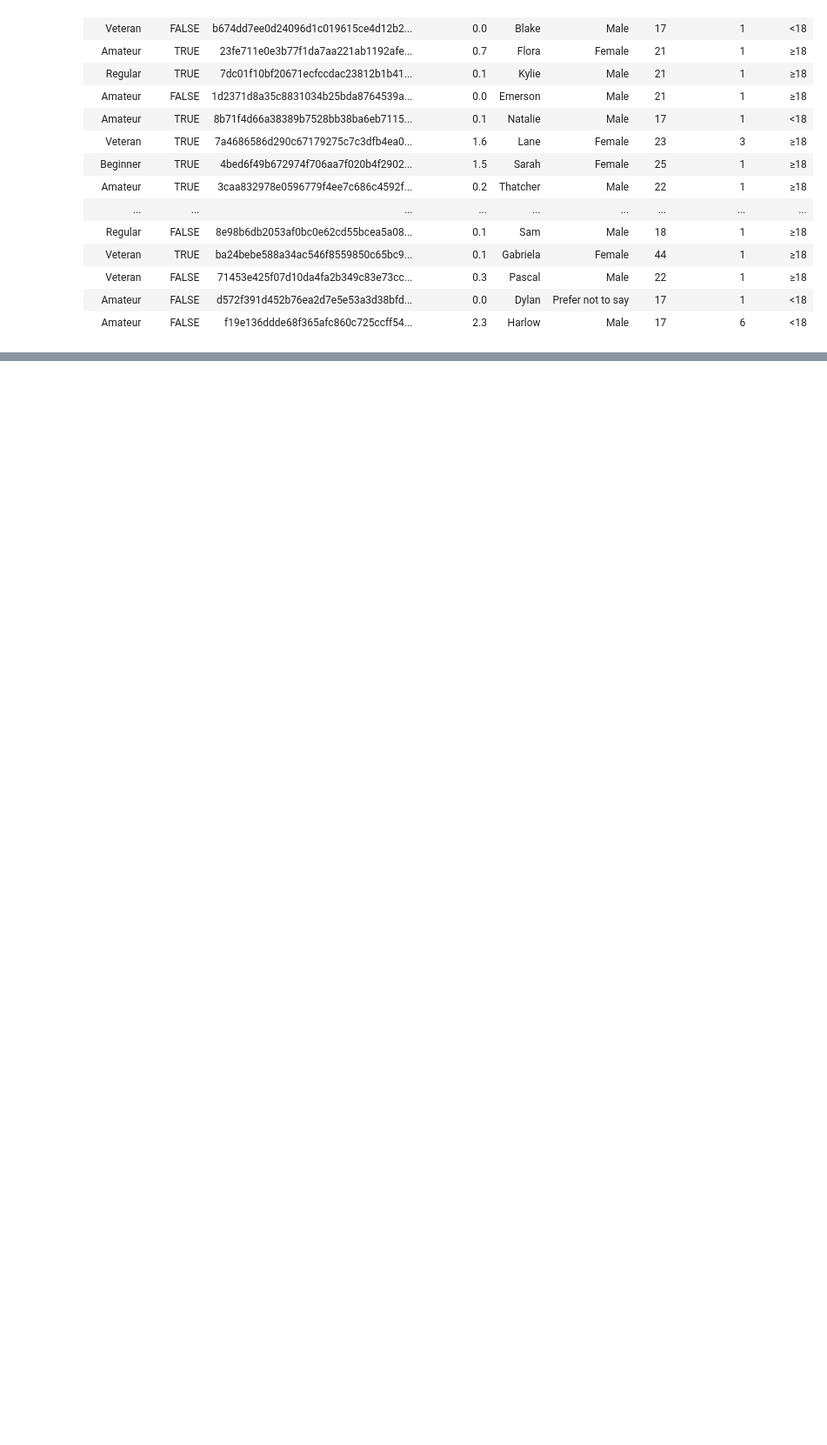
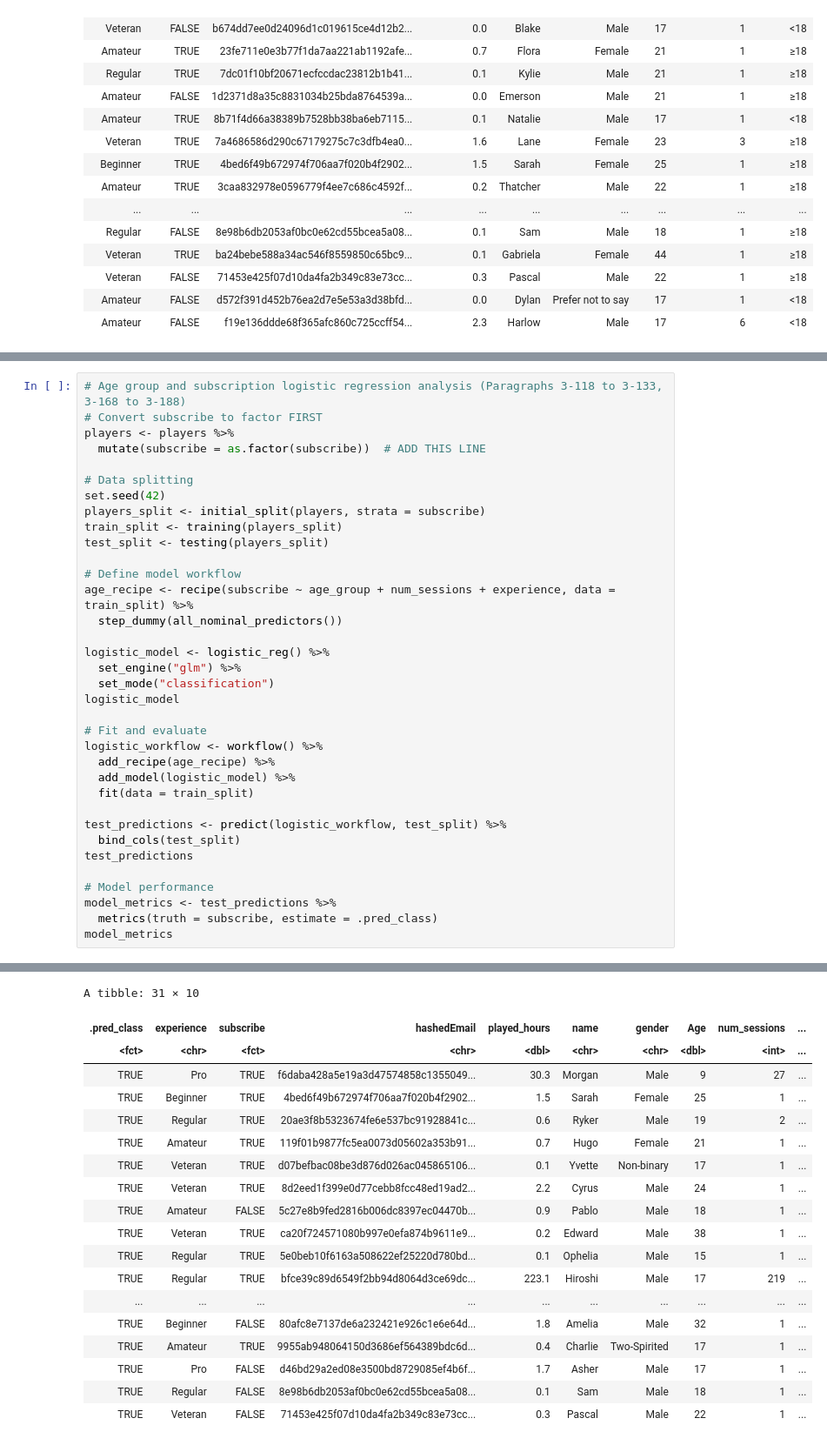
Before and after one commit to sunxinyan79214219/my-dcsi-project-Use-version, a Jupyter notebook: new use homework project 1.ipynb, the cells around one changed output, grey strips where cells are left out. Shown at 87% size. Cells and saved outputs as stored; diff of their text form; blank space fills up the shorter version.

```diff
--- a/new use homework project 1.ipynb
+++ b/new use homework project 1.ipynb
@@ -175,0 +182,36 @@ age_sessions <- ggplot(players, aes(x = age_group, y = num_sessions, fill = age_
+# %%
+# Age group and subscription logistic regression analysis (Paragraphs 3-118 to 3-133, 3-168 to 3-188)
+# Convert subscribe to factor FIRST
+players <- players %>%
+  mutate(subscribe = as.factor(subscribe))  # ADD THIS LINE
+
+# Data splitting
+set.seed(42)
+players_split <- initial_split(players, strata = subscribe)
+train_split <- training(players_split)
+test_split <- testing(players_split)
+
+# Define model workflow
+age_recipe <- recipe(subscribe ~ age_group + num_sessions + experience, data = train_split) %>%
+  step_dummy(all_nominal_predictors())
+
+logistic_model <- logistic_reg() %>%
+  set_engine("glm") %>%
+  set_mode("classification")
+logistic_model
+
+# Fit and evaluate
+logistic_workflow <- workflow() %>%
+  add_recipe(age_recipe) %>%
+  add_model(logistic_model) %>%
+  fit(data = train_split)
+
+test_predictions <- predict(logistic_workflow, test_split) %>%
+  bind_cols(test_split)
+test_predictions
+
+# Model performance
+model_metrics <- test_predictions %>%
+  metrics(truth = subscribe, estimate = .pred_class)
+model_metrics
+# %% [output]
@@ -175,0 +221,19 @@ age_sessions <- ggplot(players, aes(x = age_group, y = num_sessions, fill = age_
+A tibble: 31 × 10
+| .pred_class | experience | subscribe | hashedEmail | played_hours | name | gender | Age | num_sessions | ... |
+| <fct> | <chr> | <fct> | <chr> | <dbl> | <chr> | <chr> | <dbl> | <int> | ... |
+| TRUE | Pro | TRUE | f6daba428a5e19a3d47574858c1355049... | 30.3 | Morgan | Male | 9 | 27 | ... |
+| TRUE | Beginner | TRUE | 4bed6f49b672974f706aa7f020b4f2902... | 1.5 | Sarah | Female | 25 | 1 | ... |
+| TRUE | Regular | TRUE | 20ae3f8b5323674fe6e537bc91928841c... | 0.6 | Ryker | Male | 19 | 2 | ... |
+| TRUE | Amateur | TRUE | 119f01b9877fc5ea0073d05602a353b91... | 0.7 | Hugo | Female | 21 | 1 | ... |
+| TRUE | Veteran | TRUE | d07befbac08be3d876d026ac045865106... | 0.1 | Yvette | Non-binary | 17 | 1 | ... |
+| TRUE | Veteran | TRUE | 8d2eed1f399e0d77cebb8fcc48ed19ad2... | 2.2 | Cyrus | Male | 24 | 1 | ... |
+| TRUE | Amateur | FALSE | 5c27e8b9fed2816b006dc8397ec04470b... | 0.9 | Pablo | Male | 18 | 1 | ... |
+| TRUE | Veteran | TRUE | ca20f724571080b997e0efa874b9611e9... | 0.2 | Edward | Male | 38 | 1 | ... |
+| TRUE | Regular | TRUE | 5e0beb10f6163a508622ef25220d780bd... | 0.1 | Ophelia | Male | 15 | 1 | ... |
+| TRUE | Regular | TRUE | bfce39c89d6549f2bb94d8064d3ce69dc... | 223.1 | Hiroshi | Male | 17 | 219 | ... |
+| ... | ... | ... | ... | ... | ... | ... | ... | ... | ... |
+| TRUE | Beginner | FALSE | 80afc8e7137de6a232421e926c1e6e64d... | 1.8 | Amelia | Male | 32 | 1 | ... |
+| TRUE | Amateur | TRUE | 9955ab948064150d3686ef564389bdc6d... | 0.4 | Charlie | Two-Spirited | 17 | 1 | ... |
+| TRUE | Pro | FALSE | d46bd29a2ed08e3500bd8729085ef4b6f... | 1.7 | Asher | Male | 17 | 1 | ... |
+| TRUE | Regular | FALSE | 8e98b6db2053af0bc0e62cd55bcea5a08... | 0.1 | Sam | Male | 18 | 1 | ... |
+| TRUE | Veteran | FALSE | 71453e425f07d10da4fa2b349c83e73cc... | 0.3 | Pascal | Male | 22 | 1 | ... |
```
Also changed, not shown: parts of 6 cells of this notebook.
